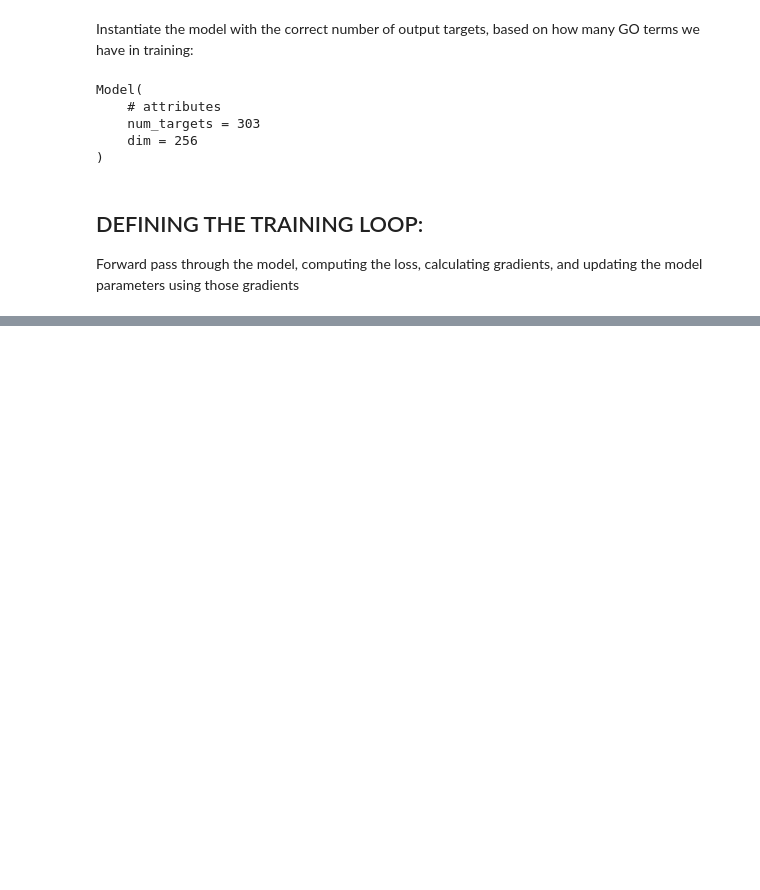
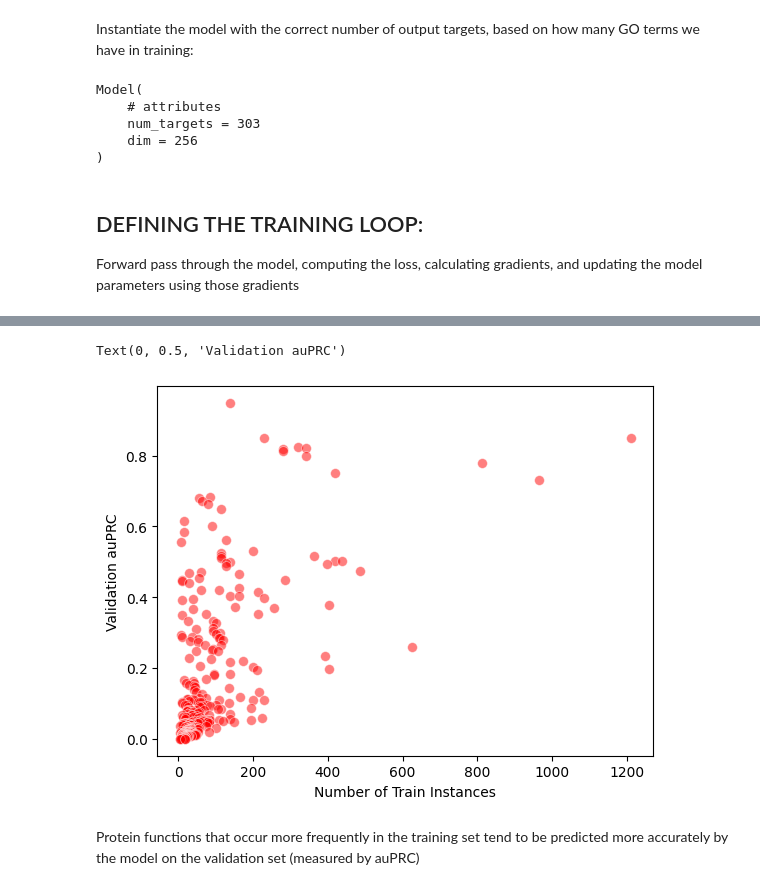
Before and after one commit to dhassan24/DeepLearning_For_Biology, a Jupyter notebook: Chapter_2_Protein_LLM/dlfb_chapter2_proteins.ipynb, the cells around one changed output, grey strips where cells are left out. Cells and saved outputs as stored; diff of their text form; code cells hidden in the pictures; blank space fills up the shorter version.

```diff
--- a/Chapter_2_Protein_LLM/dlfb_chapter2_proteins.ipynb
+++ b/Chapter_2_Protein_LLM/dlfb_chapter2_proteins.ipynb
@@ -1684,0 +1854,14 @@ def compute_metrics(
+# %%
+metrics_by_function = {}
+for function in targets:
+  metrics_by_function[function] = compute_metrics(
+    valid_true_df[function].values, valid_prob_df[function].values
+  )
+
+overview_valid = (
+  pd.DataFrame(metrics_by_function)
+  .T.merge(go_term_descriptions, left_index=True, right_on="term")
+  .set_index("term")
+  .sort_values("auprc", ascending=False)
+)
+print(pd.DataFrame(overview_valid))
@@ -1684,0 +1892,8 @@ def compute_metrics(
+# %%
+overview_valid = overview_valid.merge(
+    pd.DataFrame(train_df[targets].sum(), columns = ["train_n"]),
+    left_index = True,
+    right_index = True
+)
+
+overview_valid.head()
@@ -1684,0 +1907,11 @@ def compute_metrics(
+# %%
+fig = sns.scatterplot(
+    x = "train_n", y = "auprc", data = overview_valid, alpha = 0.5, s = 50, color = "red"
+)
+fig.set_xlabel("Number of Train Instances")
+fig.set_ylabel("Validation auPRC")
+# %% [output]
+Text(0, 0.5, 'Validation auPRC')
+[figure, added]
+# %% [markdown]
+Protein functions that occur more frequently in the training set tend to be predicted more accurately by the model on the validation set (measured by auPRC)
```
Also changed, not shown: parts of 66 cells of this notebook.
